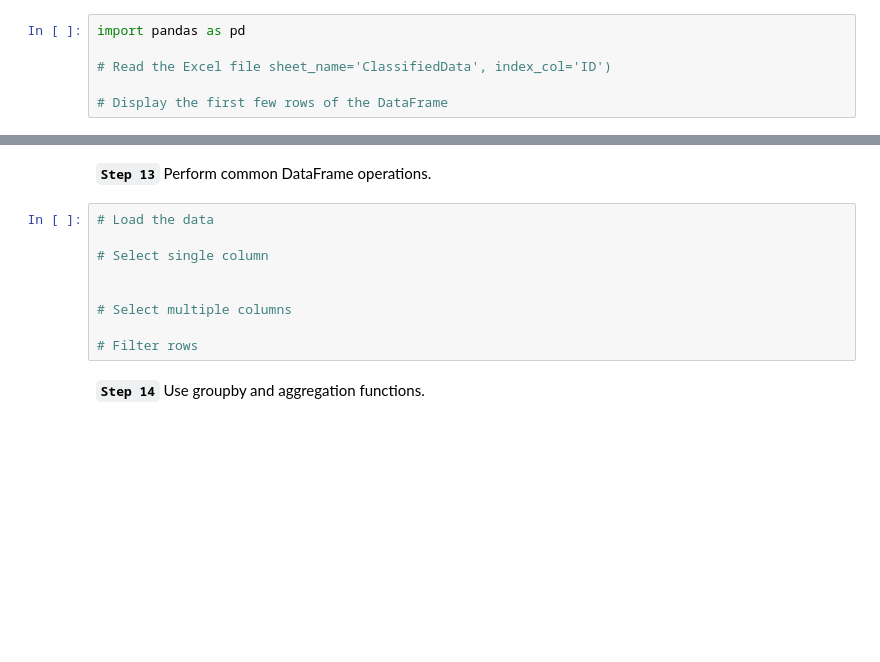
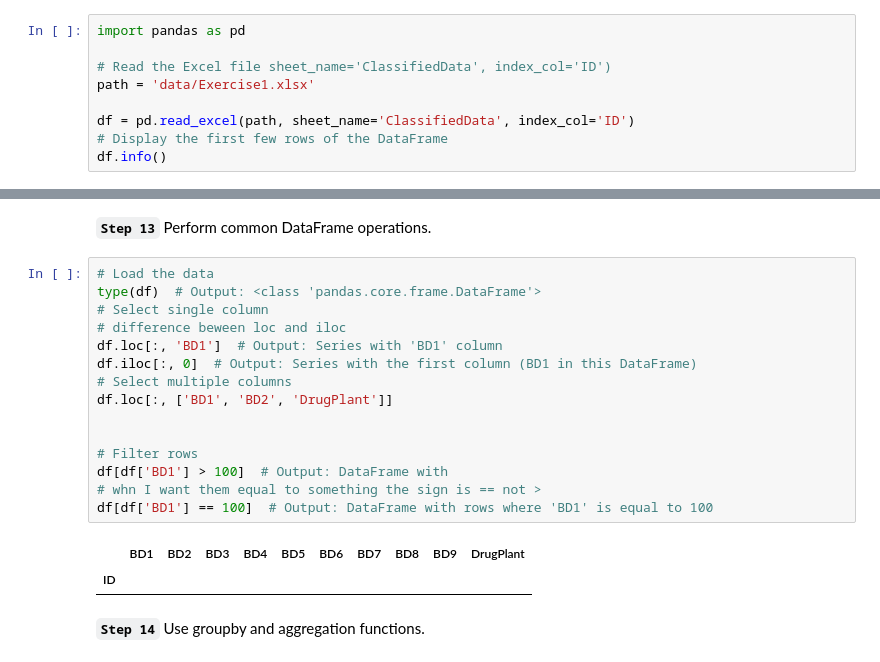
Before and after one commit to LeonardoDiCaterina/ML_deliverables_2026, a Jupyter notebook: Python_Refresher_students.ipynb, the cells around one changed output, grey strips where cells are left out. Cells and saved outputs as stored; diff of their text form; blank space fills up the shorter version.

```diff
--- a/Python_Refresher_students.ipynb
+++ b/Python_Refresher_students.ipynb
@@ -155,5 +308,8 @@ __`Step 11`__ Read and work with the Exercise1.xlsx file using pandas.
 import pandas as pd
 
 # Read the Excel file sheet_name='ClassifiedData', index_col='ID')
+path = 'data/Exercise1.xlsx'
 
+df = pd.read_excel(path, sheet_name='ClassifiedData', index_col='ID')
 # Display the first few rows of the DataFrame
+df.info()
@@ -181,13 +372,22 @@ Pandas DataFrames are the primary data structure for data science in Python.
 __`Step 13`__ Perform common DataFrame operations.
 # %%
 # Load the data
-
+type(df)  # Output: <class 'pandas.core.frame.DataFrame'>
 # Select single column
+# difference beween loc and iloc
+df.loc[:, 'BD1']  # Output: Series with 'BD1' column
+df.iloc[:, 0]  # Output: Series with the first column (BD1 in this DataFrame)
+# Select multiple columns
+df.loc[:, ['BD1', 'BD2', 'DrugPlant']]
 
 
-# Select multiple columns
-
 # Filter rows
+df[df['BD1'] > 100]  # Output: DataFrame with
+# whn I want them equal to something the sign is == not >
+df[df['BD1'] == 100]  # Output: DataFrame with rows where 'BD1' is equal to 100
+# %% [output]
+|  | BD1 | BD2 | BD3 | BD4 | BD5 | BD6 | BD7 | BD8 | BD9 | DrugPlant |
+| ID |  |  |  |  |  |  |  |  |  |  |
 # %% [markdown]
 __`Step 14`__ Use groupby and aggregation functions.
 # %%
```
Also changed, not shown: parts of 25 cells of this notebook.
